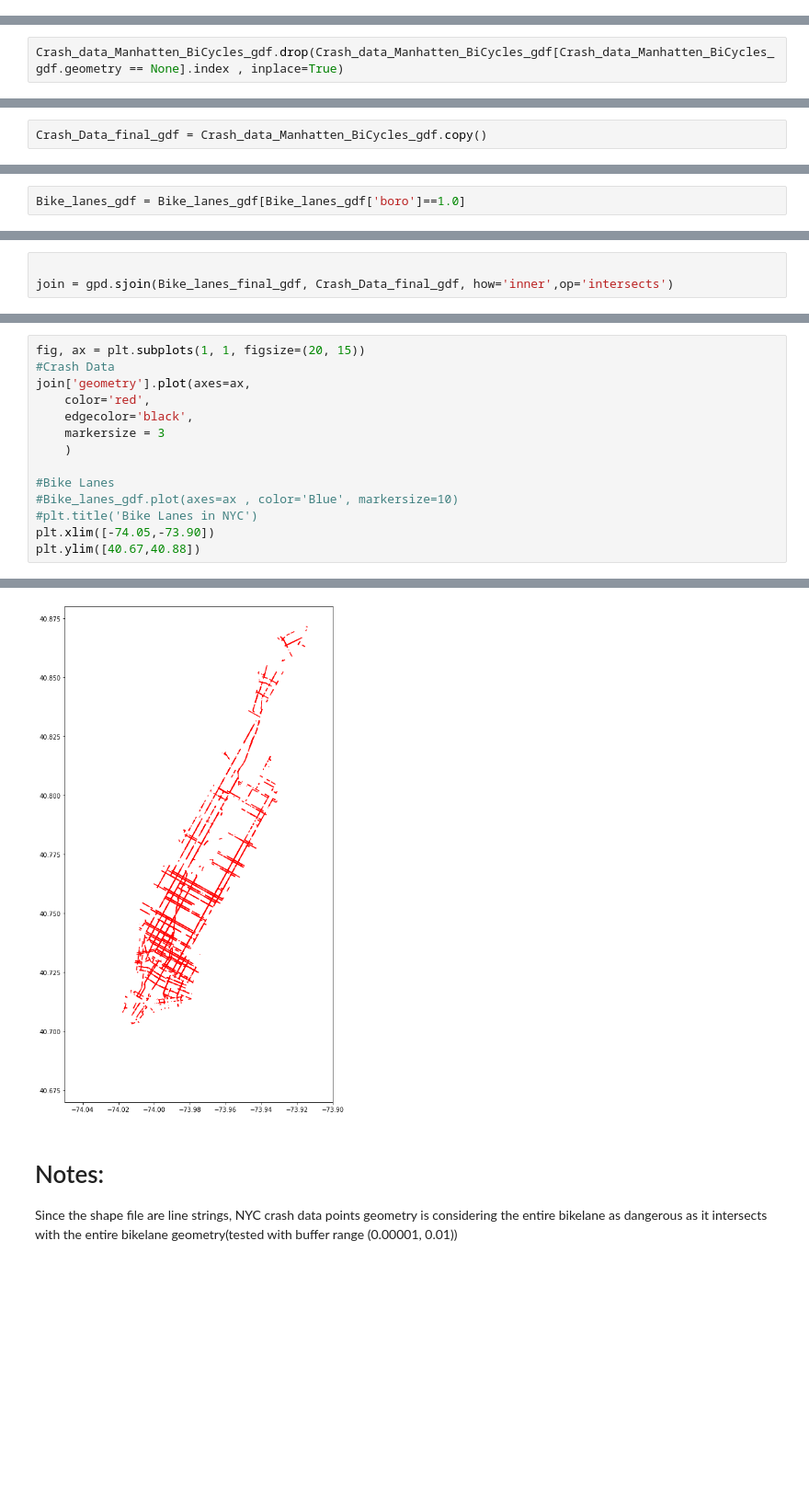
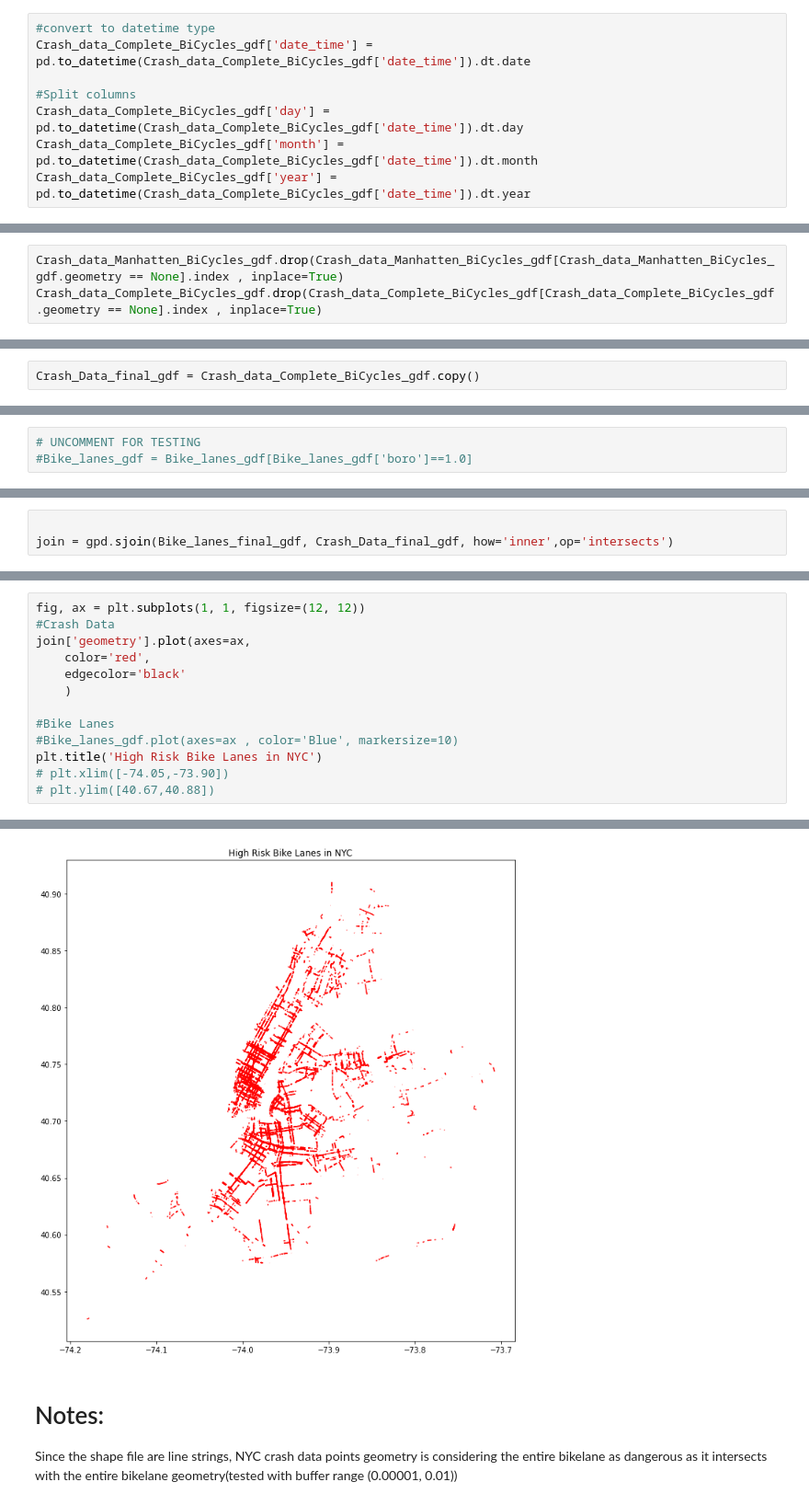
Before and after one commit to Sarang-Pramode/Analyzing_NYC_Citibike, a Jupyter notebook: Analyzing_High_Risk_Zones.ipynb, the cells around one changed output, grey strips where cells are left out. Shown at 92% size. Drawn from its saved outputs; the diff is of its cells as text; blank space fills up the shorter version.

```diff
--- a/Analyzing_High_Risk_Zones.ipynb
+++ b/Analyzing_High_Risk_Zones.ipynb
@@ -102,6 +111,14 @@ Try using .loc[row_indexer,col_indexer] = value instead
 
 See the caveats in the documentation: https://pandas.pydata.org/pandas-docs/stable/user_guide/indexing.html#returning-a-view-versus-a-copy
   super().__setitem__(key, value)
+# %%
+#convert to datetime type
+Crash_data_Complete_BiCycles_gdf['date_time'] = pd.to_datetime(Crash_data_Complete_BiCycles_gdf['date_time']).dt.date
+
+#Split columns
+Crash_data_Complete_BiCycles_gdf['day'] = pd.to_datetime(Crash_data_Complete_BiCycles_gdf['date_time']).dt.day
+Crash_data_Complete_BiCycles_gdf['month'] = pd.to_datetime(Crash_data_Complete_BiCycles_gdf['date_time']).dt.month
+Crash_data_Complete_BiCycles_gdf['year'] = pd.to_datetime(Crash_data_Complete_BiCycles_gdf['date_time']).dt.year
 # %%
 #sanity check
 Crash_data_Manhatten_BiCycles_gdf.columns
@@ -136,6 +143,7 @@ Crash_data_Manhatten_BiCycles_gdf.head()
 # Dropping rows with 'None' Geometry
 # %%
 Crash_data_Manhatten_BiCycles_gdf.drop(Crash_data_Manhatten_BiCycles_gdf[Crash_data_Manhatten_BiCycles_gdf.geometry == None].index , inplace=True)
+Crash_data_Complete_BiCycles_gdf.drop(Crash_data_Complete_BiCycles_gdf[Crash_data_Complete_BiCycles_gdf.geometry == None].index , inplace=True)
 # %% [output]
 A value is trying to be set on a copy of a slice from a DataFrame
 
@@ -156,5 +177,5 @@ Crash_data_Manhatten_BiCycles_gdf.plot(ax=ax)
 # %%
-Crash_Data_final_gdf = Crash_data_Manhatten_BiCycles_gdf.copy()
+Crash_Data_final_gdf = Crash_data_Complete_BiCycles_gdf.copy()
 # %% [markdown]
 ---
 # %% [markdown]
@@ -181,5 +200,6 @@ Bike_lanes_gdf = Bike_lanes_gdf[Bike_lanes_Reduced_Column_List]
 # %%
-Bike_lanes_gdf = Bike_lanes_gdf[Bike_lanes_gdf['boro']==1.0]
+# UNCOMMENT FOR TESTING
+#Bike_lanes_gdf = Bike_lanes_gdf[Bike_lanes_gdf['boro']==1.0]
 # %%
 #NYC_gdf = NYC_gdf[NYC_gdf['boro_code']==1.0] #uncomment to plot only Manhatten
 # %%
@@ -247,16 +267,15 @@ join.head()
 5 rows × 28 columns
 # %%
-fig, ax = plt.subplots(1, 1, figsize=(20, 15))
+fig, ax = plt.subplots(1, 1, figsize=(12, 12))
 #Crash Data
 join['geometry'].plot(axes=ax,
     color='red',
-    edgecolor='black',
-    markersize = 3
+    edgecolor='black'
     )
 
 #Bike Lanes
 #Bike_lanes_gdf.plot(axes=ax , color='Blue', markersize=10)
-#plt.title('Bike Lanes in NYC')
-plt.xlim([-74.05,-73.90])
-plt.ylim([40.67,40.88])
+plt.title('High Risk Bike Lanes in NYC')
+# plt.xlim([-74.05,-73.90])
+# plt.ylim([40.67,40.88])
 # %% [output]
@@ -264,4 +283,4 @@ plt.ylim([40.67,40.88])
-[figure, old version]
+[figure, new version]
 # %% [markdown]
 # Notes:
 
```
Also changed, not shown: parts of 25 cells of this notebook.
